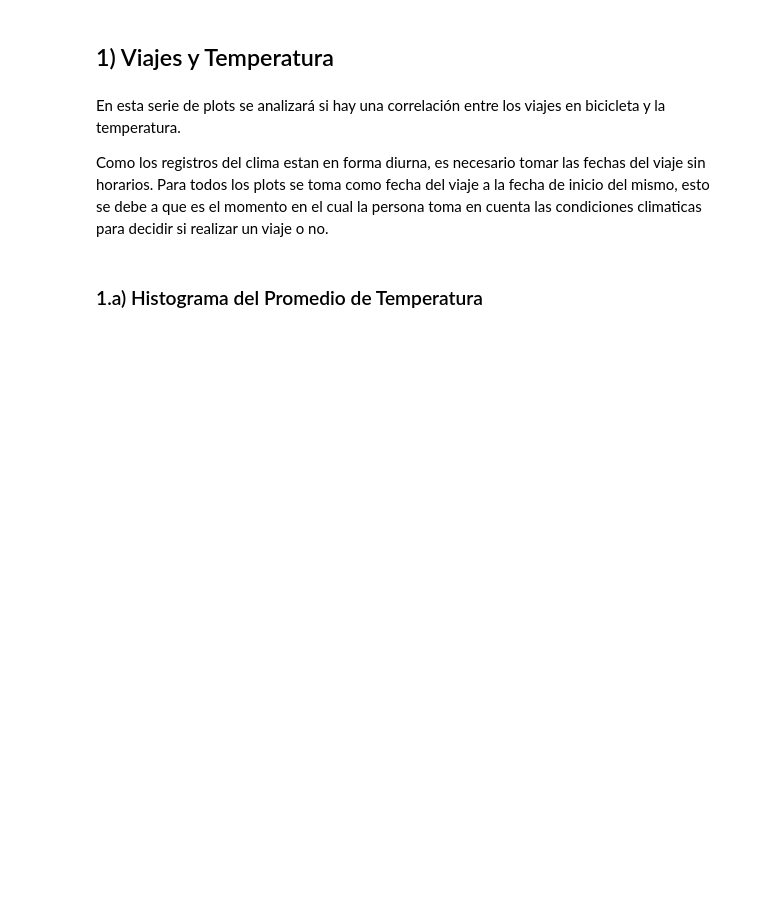
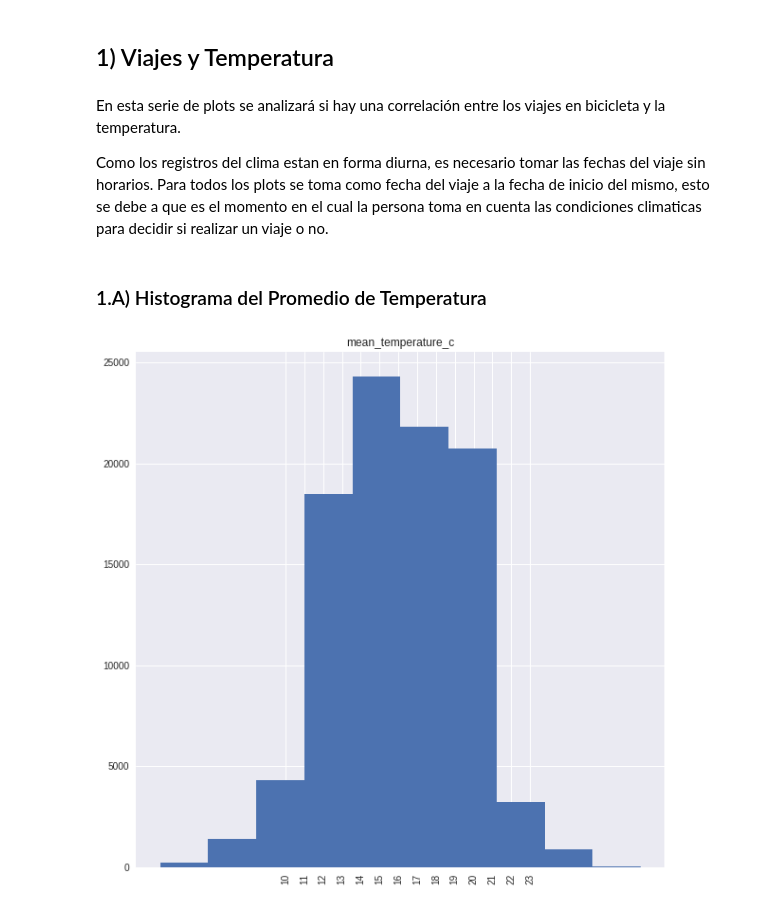
Before and after one commit to frisjon/tp1, a Jupyter notebook: notebooks/viajes_clima.ipynb, the cells around one changed output. Saved outputs shown, nothing was run; the diff lists cells and outputs as text; code cells hidden in the pictures; blank space fills up the shorter version.

```diff
--- a/notebooks/viajes_clima.ipynb
+++ b/notebooks/viajes_clima.ipynb
@@ -40,4 +40,9 @@ En esta serie de plots se analizará si hay una correlación entre los viajes en
 
 Como los registros del clima estan en forma diurna, es necesario tomar las fechas del viaje sin horarios. Para todos los plots se toma como fecha del viaje a la fecha de inicio del mismo, esto se debe a que es el momento en el cual la persona toma en cuenta las condiciones climaticas para decidir si realizar un viaje o no.
 # %% [markdown]
-### 1.a) Histograma del Promedio de Temperatura
+### 1.A) Histograma del Promedio de Temperatura
+# %%
+joined.hist(column='mean_temperature_c', grid=True, figsize=(10,10), xrot=90);
+plt.xticks(range(10,24,1));
+# %% [output]
+[figure, added]
```
Also changed, not shown: parts of 18 cells of this notebook.
